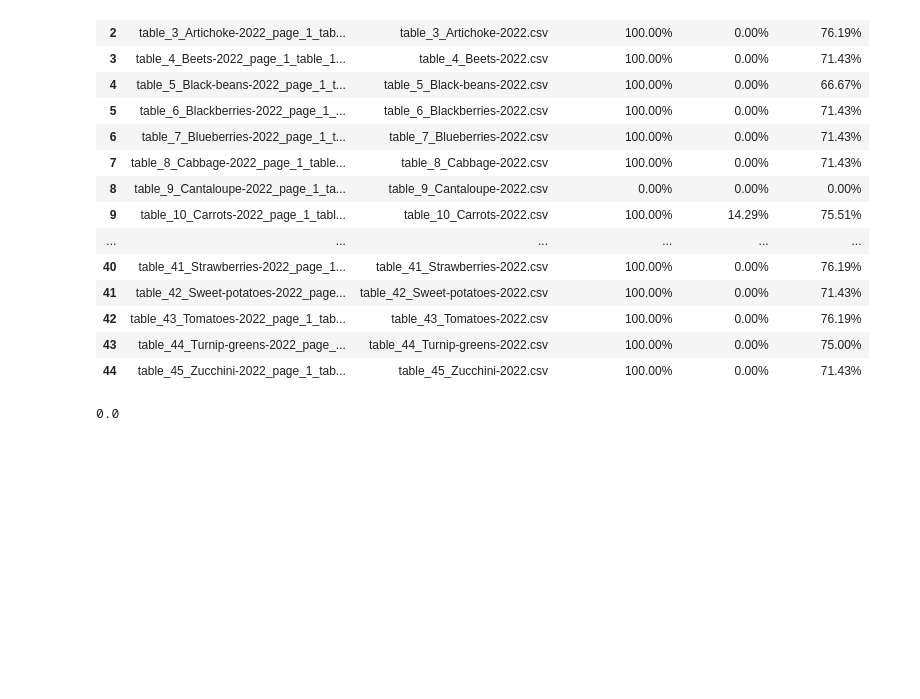
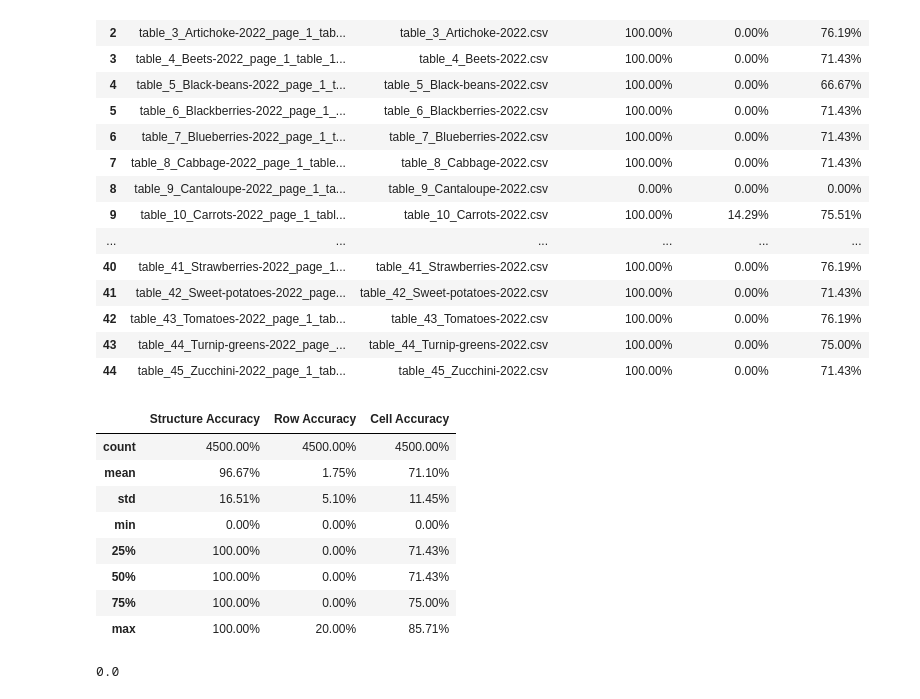
Before and after one commit to rendalamili/ml-for-table-extraction, a Jupyter notebook: Final_Metrics_Analysis.ipynb, the cells around one changed output. Drawn from its saved outputs; the diff is of its cells as text; code cells hidden in the pictures; blank space fills up the shorter version.

```diff
--- a/Final_Metrics_Analysis.ipynb
+++ b/Final_Metrics_Analysis.ipynb
@@ -273,6 +273,20 @@ results_df()
 # %%
 result_df = results_df()
 result_df.to_csv('results.csv', index=False)
+# %%
+#Summary of results
+df = results_df()
+df.describe()
+# %% [output]
+|  | Structure Accuracy | Row Accuracy | Cell Accuracy |
+| count | 4500.00% | 4500.00% | 4500.00% |
+| mean | 96.67% | 1.75% | 71.10% |
+| std | 16.51% | 5.10% | 11.45% |
+| min | 0.00% | 0.00% | 0.00% |
+| 25% | 100.00% | 0.00% | 71.43% |
+| 50% | 100.00% | 0.00% | 71.43% |
+| 75% | 100.00% | 0.00% | 75.00% |
+| max | 100.00% | 20.00% | 85.71% |
 # %%
 def metrics(output_df, ground_truth_df):
     y_true = ground_truth_df.values.flatten()
```
